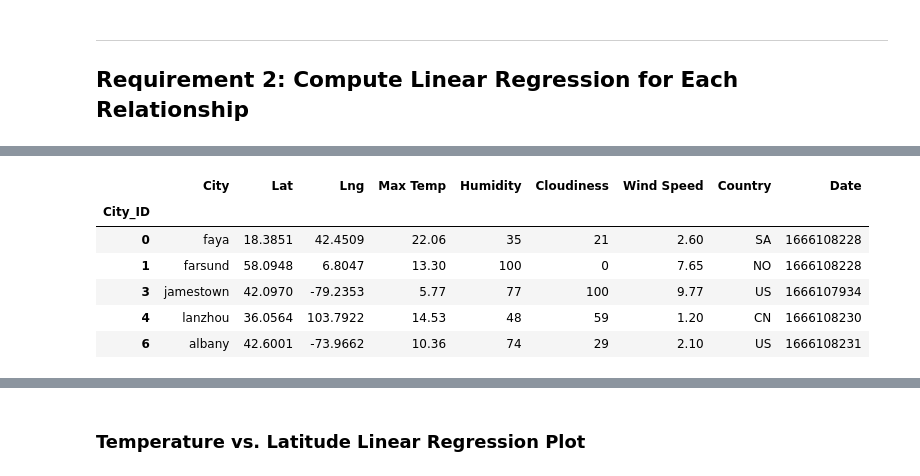
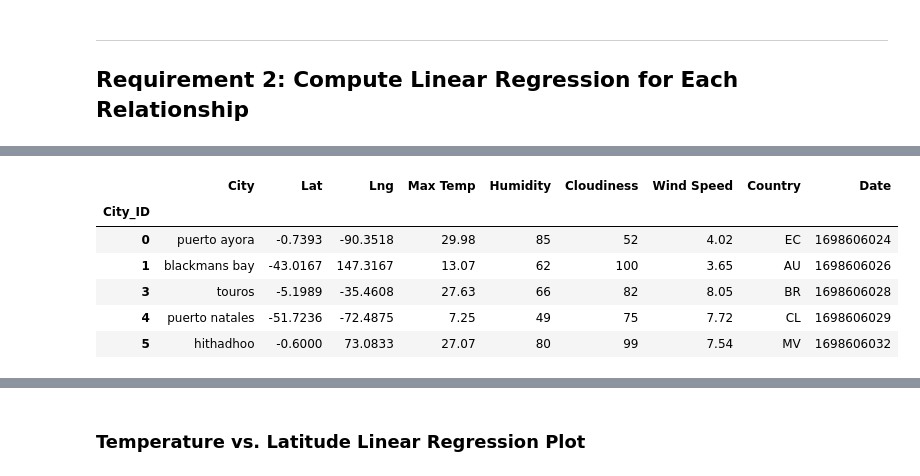
Before and after one commit to ConnCOS/Module-6-API-Challenge, a Jupyter notebook: WeatherPy.ipynb, the cells around one changed output, grey strips where cells are left out. Cells and saved outputs as stored; diff of their text form; code cells hidden in the pictures.

```diff
--- a/WeatherPy.ipynb
+++ b/WeatherPy.ipynb
@@ -261,14 +323,14 @@ plt.show()
 # %%
-# Create a DataFrame with the Northern Hemisphere data (Latitude >= 0)
-# YOUR CODE HERE
+# Create a DataFrame with the Southern Hemisphere data (Latitude < 0)
+southern_hemi_df = city_data_df.loc[city_data_df["Lat"] < 0]
 
 # Display sample data
-northern_hemi_df.head()
+southern_hemi_df.head()
 # %% [output]
 |  | City | Lat | Lng | Max Temp | Humidity | Cloudiness | Wind Speed | Country | Date |
 | City_ID |  |  |  |  |  |  |  |  |  |
-| 0 | faya | 18.3851 | 42.4509 | 22.06 | 35 | 21 | 2.60 | SA | 1666108228 |
-| 1 | farsund | 58.0948 | 6.8047 | 13.30 | 100 | 0 | 7.65 | NO | 1666108228 |
-| 3 | jamestown | 42.0970 | -79.2353 | 5.77 | 77 | 100 | 9.77 | US | 1666107934 |
-| 4 | lanzhou | 36.0564 | 103.7922 | 14.53 | 48 | 59 | 1.20 | CN | 1666108230 |
-| 6 | albany | 42.6001 | -73.9662 | 10.36 | 74 | 29 | 2.10 | US | 1666108231 |
+| 0 | puerto ayora | -0.7393 | -90.3518 | 29.98 | 85 | 52 | 4.02 | EC | 1698606024 |
+| 1 | blackmans bay | -43.0167 | 147.3167 | 13.07 | 62 | 100 | 3.65 | AU | 1698606026 |
+| 3 | touros | -5.1989 | -35.4608 | 27.63 | 66 | 82 | 8.05 | BR | 1698606028 |
+| 4 | puerto natales | -51.7236 | -72.4875 | 7.25 | 49 | 75 | 7.72 | CL | 1698606029 |
+| 5 | hithadhoo | -0.6000 | 73.0833 | 27.07 | 80 | 99 | 7.54 | MV | 1698606032 |
```
Also changed, not shown: parts of 39 cells of this notebook.
